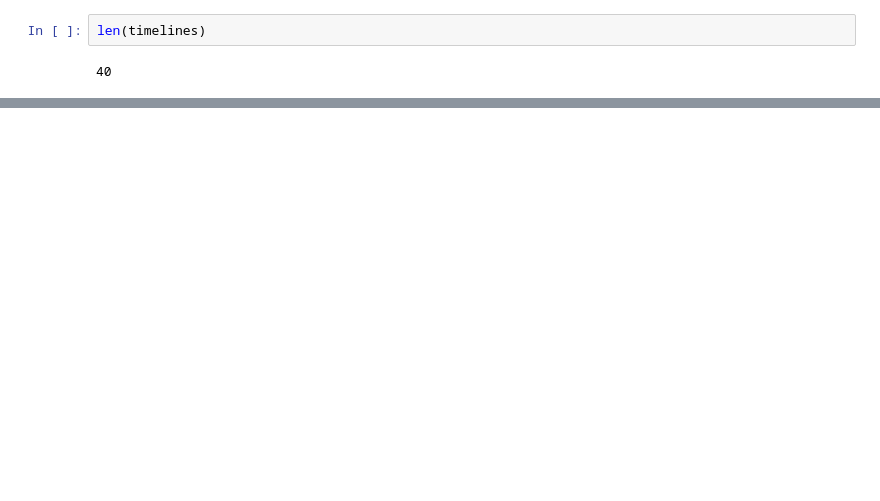
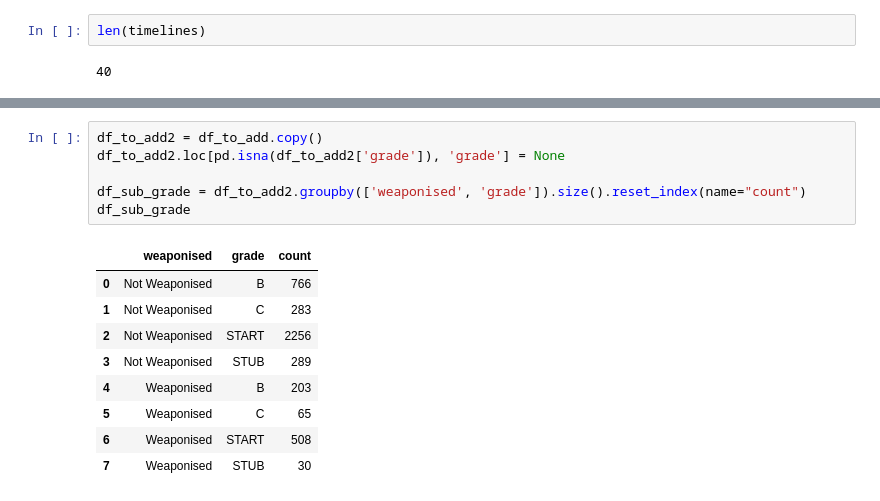
Before and after one commit to dh-epfl-students/dhlab-cultural-weaponisation-ukraine-benchmark, a Jupyter notebook: notebooks/Policy Analysis/grade_analysis.ipynb, the cells around one changed output, grey strips where cells are left out. Drawn from its saved outputs; the diff is of its cells as text; blank space fills up the shorter version.

```diff
--- a/notebooks/Policy Analysis/grade_analysis.ipynb
+++ b/notebooks/Policy Analysis/grade_analysis.ipynb
@@ -792,0 +922,16 @@ df_with_grade
+# %%
+df_to_add2 = df_to_add.copy()
+df_to_add2.loc[pd.isna(df_to_add2['grade']), 'grade'] = None
+
+df_sub_grade = df_to_add2.groupby(['weaponised', 'grade']).size().reset_index(name="count")
+df_sub_grade
+# %% [output]
+|  | weaponised | grade | count |
+| 0 | Not Weaponised | B | 766 |
+| 1 | Not Weaponised | C | 283 |
+| 2 | Not Weaponised | START | 2256 |
+| 3 | Not Weaponised | STUB | 289 |
+| 4 | Weaponised | B | 203 |
+| 5 | Weaponised | C | 65 |
+| 6 | Weaponised | START | 508 |
+| 7 | Weaponised | STUB | 30 |
```
Also changed, not shown: parts of 11 cells of this notebook.
